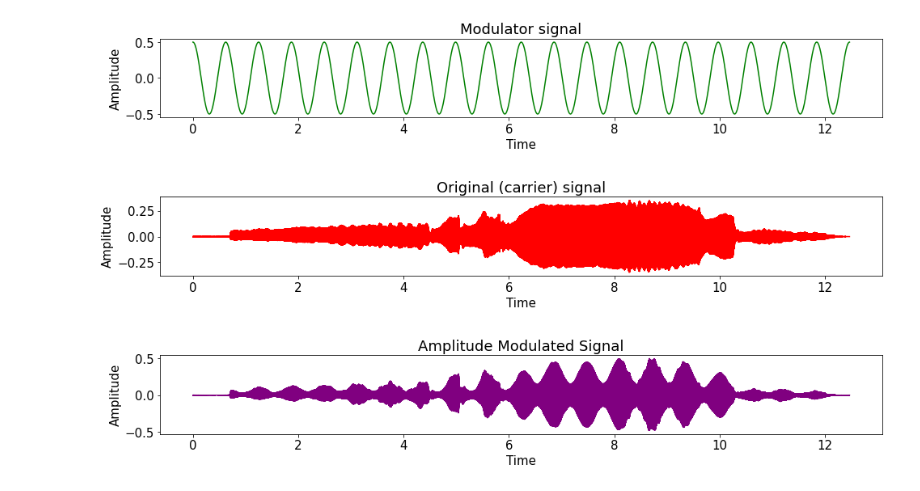
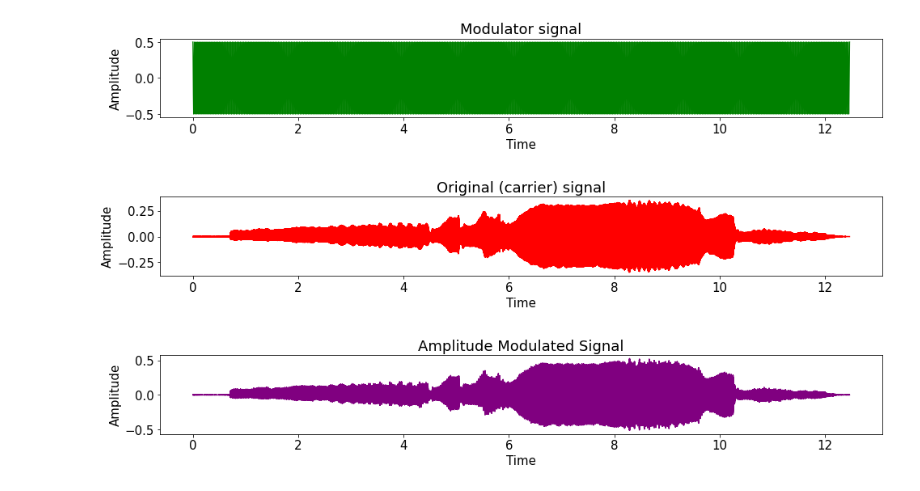
Before and after one commit to jcdevaney/imc2023, a Jupyter notebook: week4/amplitudeModulation.ipynb, the cells around one changed output. Saved outputs shown, nothing was run; the diff lists cells and outputs as text; code cells hidden in the pictures.

```diff
--- a/week4/amplitudeModulation.ipynb
+++ b/week4/amplitudeModulation.ipynb
@@ -59,8 +64,8 @@ IPython.display.Audio(data=modSignal2, rate=44100)
 # %%
 # Amplitude Modulation on a full signal
 sig , sr = librosa.load('imc2023/audioFiles/avm.wav')
-modSignal=amplitudeModulation(sig,sr,20,0.5,1)
+modSignal=amplitudeModulation(sig,sr,400,0.5,1)
 IPython.display.Audio(data=modSignal, rate=sr)
 # %% [output]
 [interactive output not drawn]
-[figure, old version]
+[figure, new version]
```
Also changed, not shown: parts of 3 cells of this notebook.
